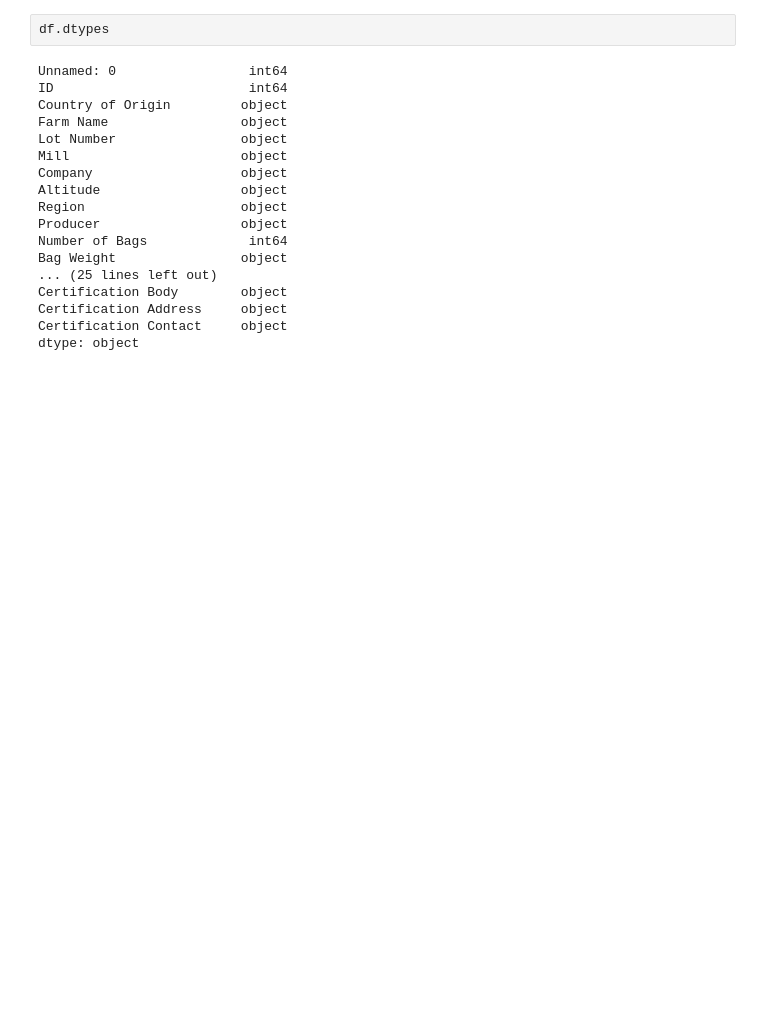
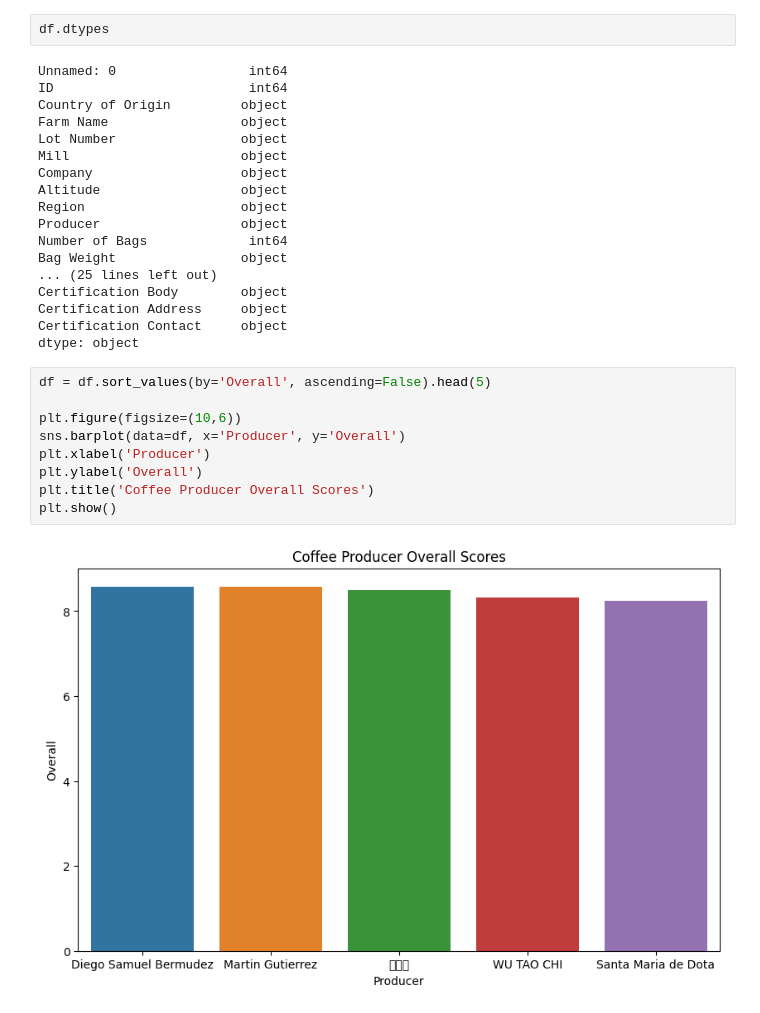
Before and after one commit to NamPham1010/CQI-repo, a Jupyter notebook: Projec_CQIt.ipynb, the cells around one changed output. Saved outputs shown, nothing was run; the diff lists cells and outputs as text; blank space fills up the shorter version.

```diff
--- a/Projec_CQIt.ipynb
+++ b/Projec_CQIt.ipynb
@@ -142,3 +143,14 @@ Certification Body        object
 Certification Address     object
 Certification Contact     object
 dtype: object
+# %%
+df = df.sort_values(by='Overall', ascending=False).head(5)
+
+plt.figure(figsize=(10,6))
+sns.barplot(data=df, x='Producer', y='Overall')
+plt.xlabel('Producer')
+plt.ylabel('Overall')
+plt.title('Coffee Producer Overall Scores')
+plt.show()
+# %% [output]
+[figure, added]
```
Also changed, not shown: parts of 1 cell of this notebook.
